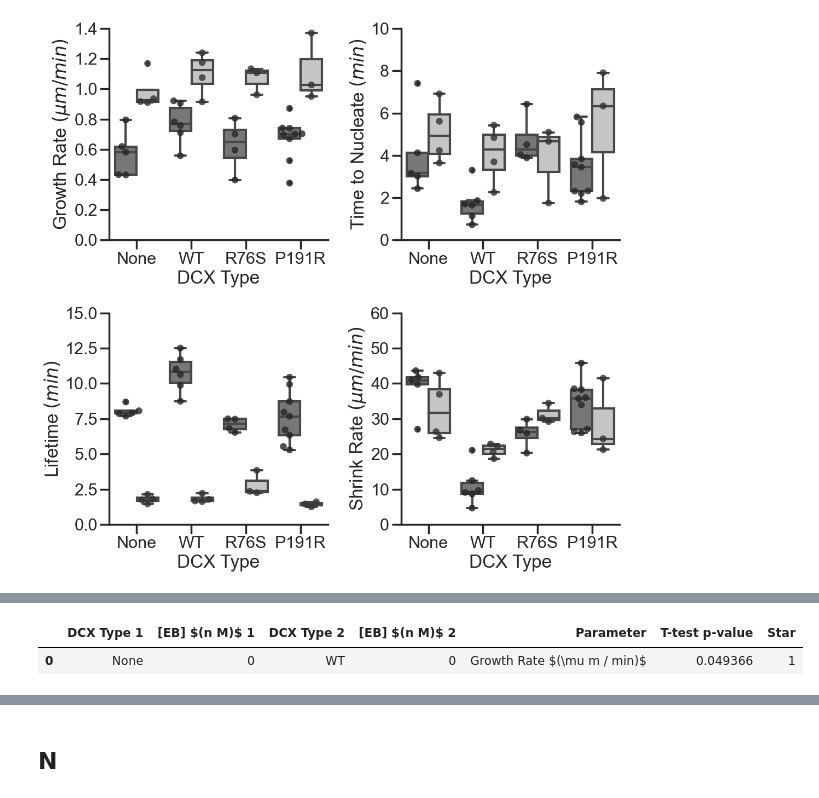
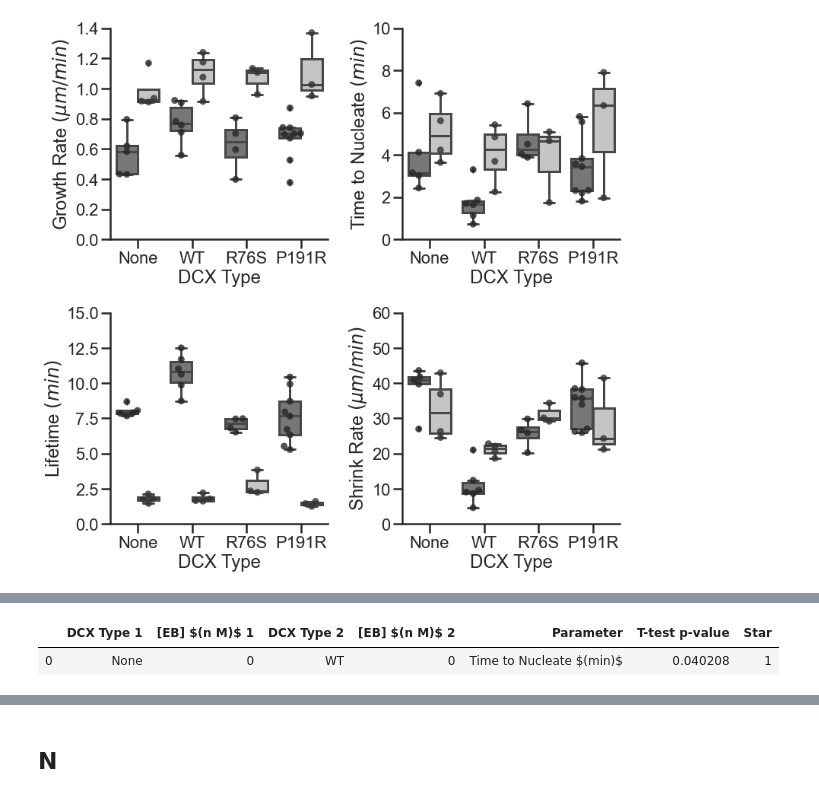
Before and after one commit to sofiacruzt/sofia-brouhardlab, a Jupyter notebook: dynamics/fit_master_sheet-BrandiEB.ipynb, the cells around one changed output, grey strips where cells are left out. Cells and saved outputs as stored; diff of their text form; code cells hidden in the pictures.

```diff
--- a/dynamics/fit_master_sheet-BrandiEB.ipynb
+++ b/dynamics/fit_master_sheet-BrandiEB.ipynb
@@ -299,10 +286,11 @@ def t_test_pandas(typename1,typename2, ebconc1 , ebconc2, parameter):
 
     return df
 # %%
-t_test_pandas('None','WT', 0 , 0, parameters[0])
+#parameters = [GrowthRate,TimeToNucleate,Lifetime, ShrinkageRate]
+t_test_pandas('None','WT', 0 , 0, parameters[1])
 # %% [output]
 |  | DCX Type 1 | [EB] $(n M)$ 1 | DCX Type 2 | [EB] $(n M)$ 2 | Parameter | T-test p-value | Star |
-| 0 | None | 0 | WT | 0 | Growth Rate $(\mu m / min)$ | 0.049366 | 1 |
+| 0 | None | 0 | WT | 0 | Time to Nucleate $(min)$ | 0.040208 | 1 |
 # %%
 results = pd.DataFrame(columns=[] , index=[])
 typeunique =  df[Type].unique()
```
Also changed, not shown: parts of 24 cells of this notebook, 2 other files.
